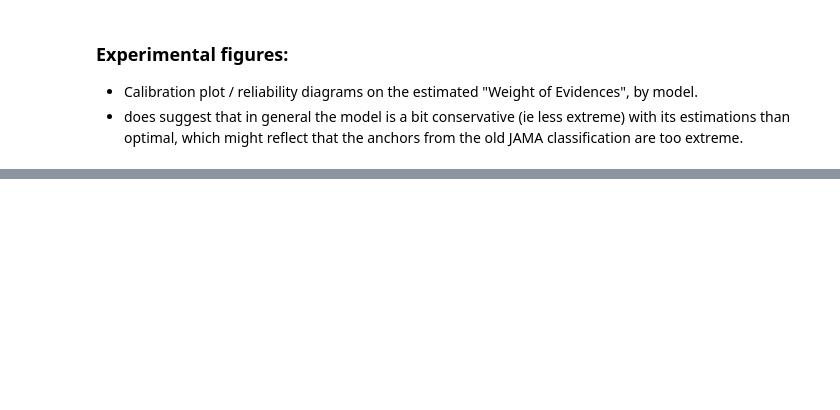
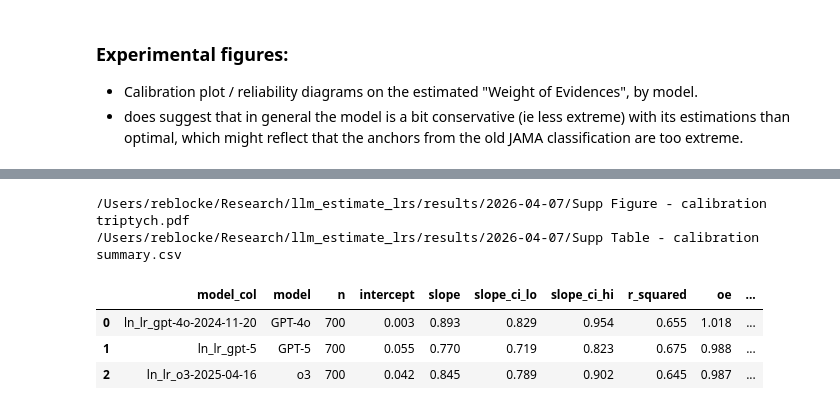
Before and after one commit to reblocke/llm_estimate_lrs, a Jupyter notebook: data_analysis.ipynb, the cells around one changed output, grey strips where cells are left out. Cells and saved outputs as stored; diff of their text form; code cells hidden in the pictures; blank space fills up the shorter version.

Commit message:
Redesign calibration triptych layout and annotations

```diff
--- a/data_analysis.ipynb
+++ b/data_analysis.ipynb
@@ -2189,0 +2533,20 @@ outs
+# %%
+# -- Calibration triptych on log(LR) -----------------------------------------
+
+calibration_triptych_path, calibration_summary = make_calibration_triptych(
+    df,
+    out_dir=OUTPUT_DIR,
+    reference_col="ln_lr_reported",
+)
+summary_path = OUTPUT_DIR / "Supp Table - calibration summary.csv"
+
+print(calibration_triptych_path)
+print(summary_path)
+calibration_summary.round(3)
+# %% [output]
+/Users/reblocke/Research/llm_estimate_lrs/results/2026-04-07/Supp Figure - calibration triptych.pdf
+/Users/reblocke/Research/llm_estimate_lrs/results/2026-04-07/Supp Table - calibration summary.csv
+|  | model_col | model | n | intercept | slope | slope_ci_lo | slope_ci_hi | r_squared | oe | ... |
+| 0 | ln_lr_gpt-4o-2024-11-20 | GPT-4o | 700 | 0.003 | 0.893 | 0.829 | 0.954 | 0.655 | 1.018 | ... |
+| 1 | ln_lr_gpt-5 | GPT-5 | 700 | 0.055 | 0.770 | 0.719 | 0.823 | 0.675 | 0.988 | ... |
+| 2 | ln_lr_o3-2025-04-16 | o3 | 700 | 0.042 | 0.845 | 0.789 | 0.902 | 0.645 | 0.987 | ... |
```
Also changed, not shown: parts of 8 cells of this notebook, 9 other files.
